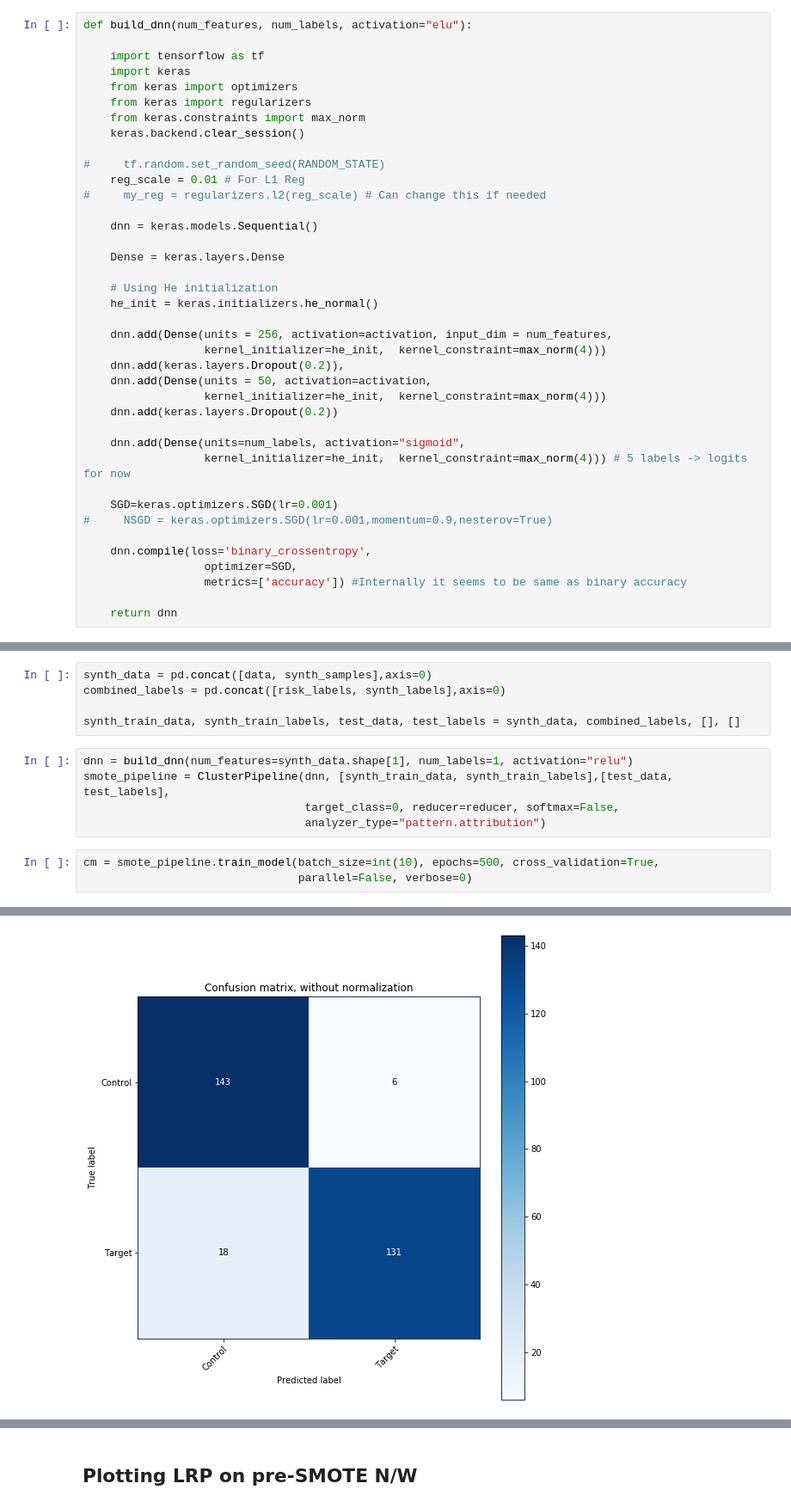
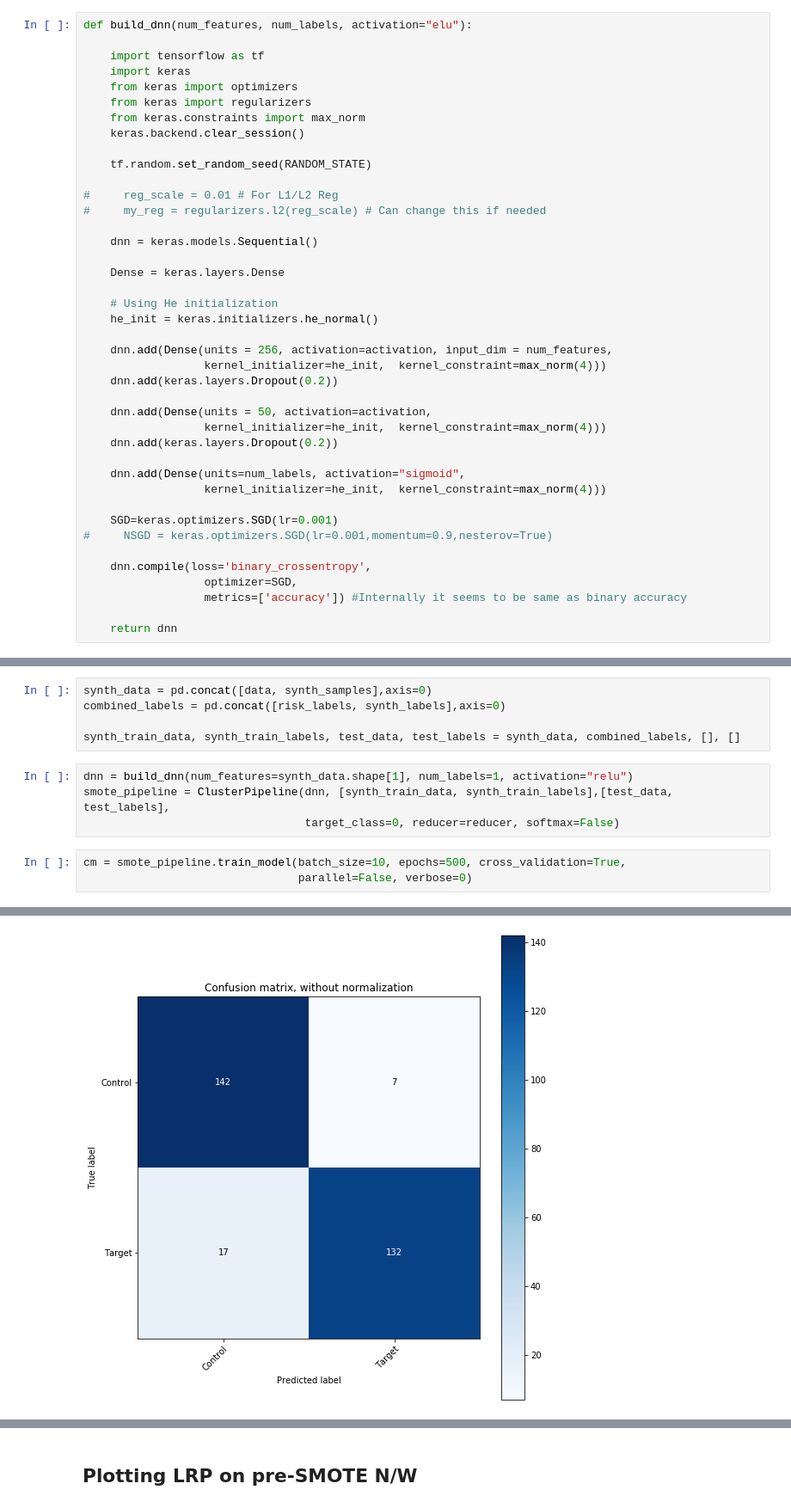
Before and after one commit to ahsanMah/interpretDL, a Jupyter notebook: ASD/ASD_HR-ve.ipynb, the cells around one changed output, grey strips where cells are left out. Shown at 86% size. Cells and saved outputs as stored; diff of their text form.

```diff
--- a/ASD/ASD_HR-ve.ipynb
+++ b/ASD/ASD_HR-ve.ipynb
@@ -143,8 +150,9 @@ def build_dnn(num_features, num_labels, activation="elu"):
     from keras.constraints import max_norm
     keras.backend.clear_session()
 
-#     tf.random.set_random_seed(RANDOM_STATE)
-    reg_scale = 0.01 # For L1 Reg
+    tf.random.set_random_seed(RANDOM_STATE)
+
+#     reg_scale = 0.01 # For L1/L2 Reg
 #     my_reg = regularizers.l2(reg_scale) # Can change this if needed
 
     dnn = keras.models.Sequential()
@@ -156,13 +164,14 @@ def build_dnn(num_features, num_labels, activation="elu"):
 
     dnn.add(Dense(units = 256, activation=activation, input_dim = num_features,
                   kernel_initializer=he_init,  kernel_constraint=max_norm(4)))
-    dnn.add(keras.layers.Dropout(0.2)),
+    dnn.add(keras.layers.Dropout(0.2))
+
     dnn.add(Dense(units = 50, activation=activation,
                   kernel_initializer=he_init,  kernel_constraint=max_norm(4)))
     dnn.add(keras.layers.Dropout(0.2))
 
     dnn.add(Dense(units=num_labels, activation="sigmoid",
-                  kernel_initializer=he_init,  kernel_constraint=max_norm(4))) # 5 labels -> logits for now
+                  kernel_initializer=he_init,  kernel_constraint=max_norm(4)))
 
     SGD=keras.optimizers.SGD(lr=0.001)
 #     NSGD = keras.optimizers.SGD(lr=0.001,momentum=0.9,nesterov=True)
@@ -409,10 +437,9 @@ synth_train_data, synth_train_labels, test_data, test_labels = synth_data, combi
 # %%
 dnn = build_dnn(num_features=synth_data.shape[1], num_labels=1, activation="relu")
 smote_pipeline = ClusterPipeline(dnn, [synth_train_data, synth_train_labels],[test_data, test_labels],
-                                 target_class=0, reducer=reducer, softmax=False,
-                                 analyzer_type="pattern.attribution")
+                                 target_class=0, reducer=reducer, softmax=False)
 # %%
-cm = smote_pipeline.train_model(batch_size=int(10), epochs=500, cross_validation=True,
+cm = smote_pipeline.train_model(batch_size=10, epochs=500, cross_validation=True,
                                 parallel=False, verbose=0)
 # %% [output]
 Running Serial Crossvalidation
@@ -434,3 +461,3 @@ Epoch 1/1
 Done!
-[figure, old version]
+[figure, new version]
 # %%
```
Also changed, not shown: parts of 23 cells of this notebook, 2 other files.
